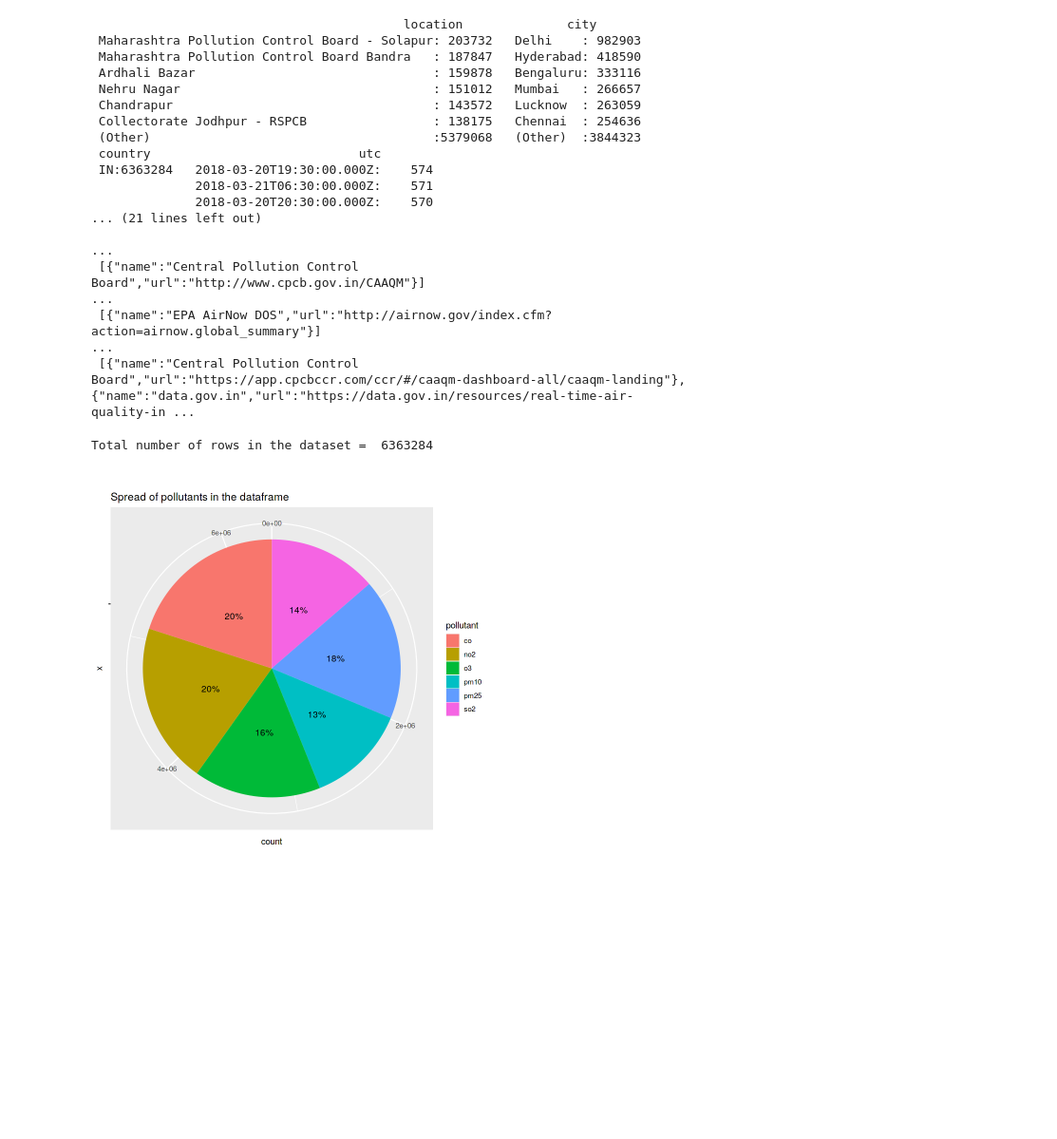
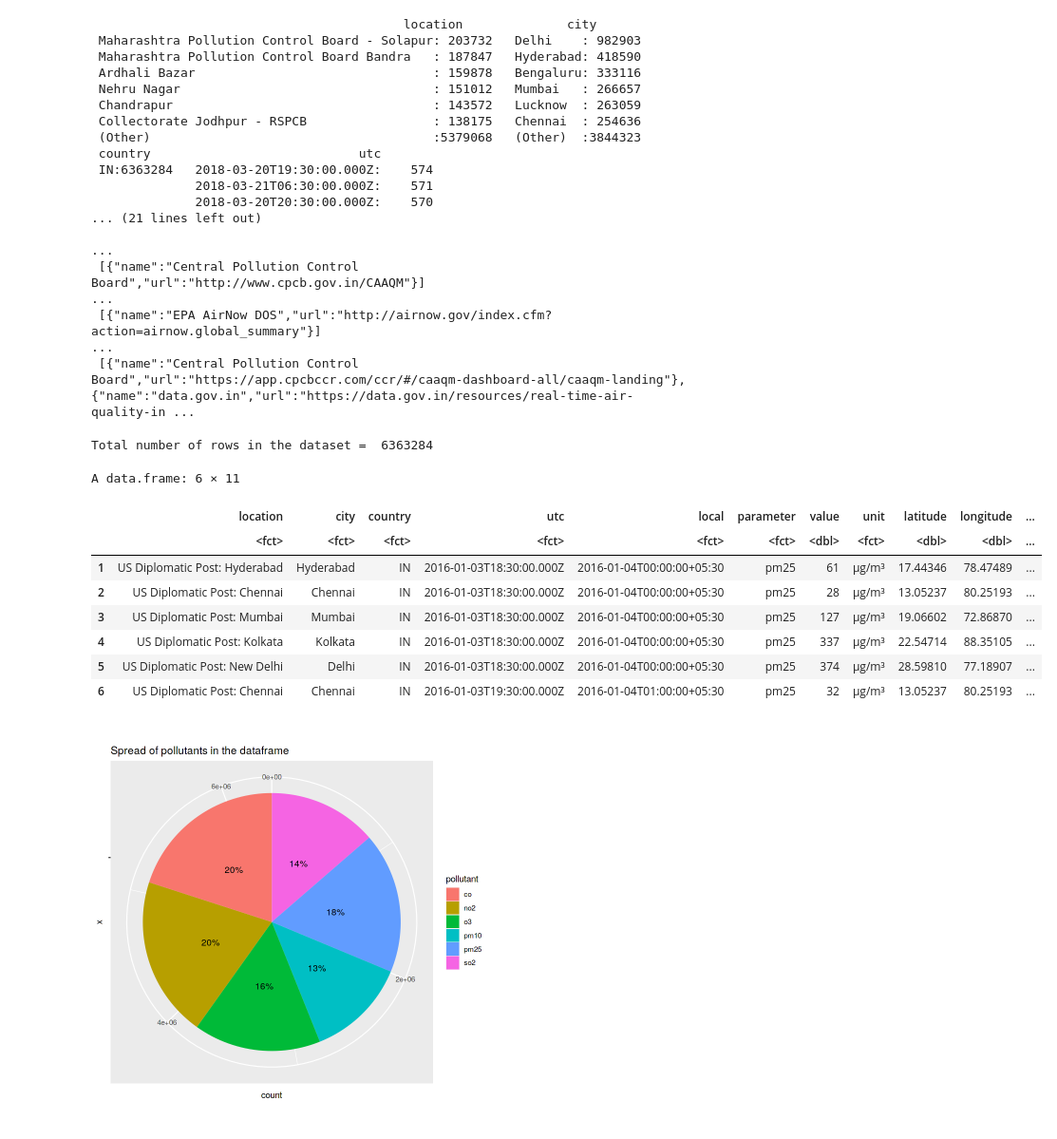
Before and after one commit to BhavyaCharan/WeRAnalysers, a Jupyter notebook: Stocktaking.ipynb, the cells around one changed output. Shown at 95% size. Saved outputs shown, nothing was run; the diff lists cells and outputs as text; code cells hidden in the pictures; blank space fills up the shorter version.

```diff
--- a/Stocktaking.ipynb
+++ b/Stocktaking.ipynb
@@ -38,25 +38,35 @@ df <- rbind(df, df2018)
 # %%
 #Summary statistics
 summary(df)
 cat("Total number of rows in the dataset = ",nrow(df))
+head(df)
 # %% [output]
                                           location              city
  Maharashtra Pollution Control Board - Solapur: 203732   Delhi    : 982903
  Maharashtra Pollution Control Board Bandra   : 187847   Hyderabad: 418590
  Ardhali Bazar                                : 159878   Bengaluru: 333116
  Nehru Nagar                                  : 151012   Mumbai   : 266657
  Chandrapur                                   : 143572   Lucknow  : 263059
  Collectorate Jodhpur - RSPCB                 : 138175   Chennai  : 254636
  (Other)                                      :5379068   (Other)  :3844323
  country                            utc
  IN:6363284   2018-03-20T19:30:00.000Z:    574
               2018-03-21T06:30:00.000Z:    571
               2018-03-20T20:30:00.000Z:    570
 ... (21 lines left out)
                                                                                                                                                                                                          ...
  [{"name":"Central Pollution Control Board","url":"http://www.cpcb.gov.in/CAAQM"}]                                                                                                                       ...
  [{"name":"EPA AirNow DOS","url":"http://airnow.gov/index.cfm?action=airnow.global_summary"}]                                                                                                            ...
  [{"name":"Central Pollution Control Board","url":"https://app.cpcbccr.com/ccr/#/caaqm-dashboard-all/caaqm-landing"},{"name":"data.gov.in","url":"https://data.gov.in/resources/real-time-air-quality-in ...
 Total number of rows in the dataset =  6363284
+A data.frame: 6 × 11
+|  | location | city | country | utc | local | parameter | value | unit | latitude | longitude | ... |
+|  | <fct> | <fct> | <fct> | <fct> | <fct> | <fct> | <dbl> | <fct> | <dbl> | <dbl> | ... |
+| 1 | US Diplomatic Post: Hyderabad | Hyderabad | IN | 2016-01-03T18:30:00.000Z | 2016-01-04T00:00:00+05:30 | pm25 | 61 | µg/m³ | 17.44346 | 78.47489 | ... |
+| 2 | US Diplomatic Post: Chennai | Chennai | IN | 2016-01-03T18:30:00.000Z | 2016-01-04T00:00:00+05:30 | pm25 | 28 | µg/m³ | 13.05237 | 80.25193 | ... |
+| 3 | US Diplomatic Post: Mumbai | Mumbai | IN | 2016-01-03T18:30:00.000Z | 2016-01-04T00:00:00+05:30 | pm25 | 127 | µg/m³ | 19.06602 | 72.86870 | ... |
+| 4 | US Diplomatic Post: Kolkata | Kolkata | IN | 2016-01-03T18:30:00.000Z | 2016-01-04T00:00:00+05:30 | pm25 | 337 | µg/m³ | 22.54714 | 88.35105 | ... |
+| 5 | US Diplomatic Post: New Delhi | Delhi | IN | 2016-01-03T18:30:00.000Z | 2016-01-04T00:00:00+05:30 | pm25 | 374 | µg/m³ | 28.59810 | 77.18907 | ... |
+| 6 | US Diplomatic Post: Chennai | Chennai | IN | 2016-01-03T19:30:00.000Z | 2016-01-04T01:00:00+05:30 | pm25 | 32 | µg/m³ | 13.05237 | 80.25193 | ... |
 # %%
 #Pie chart to check the different types of pollutants under consideration
```
Also changed, not shown: parts of 5 cells of this notebook, 1 other file.
